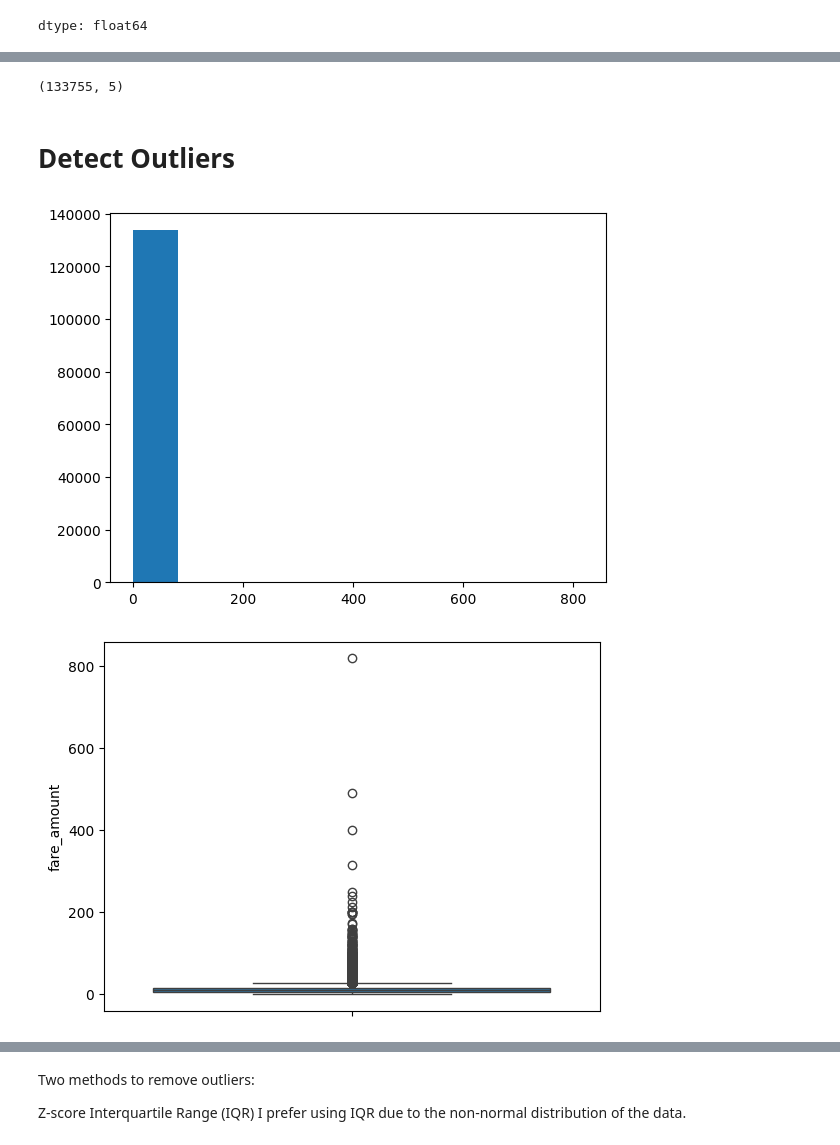
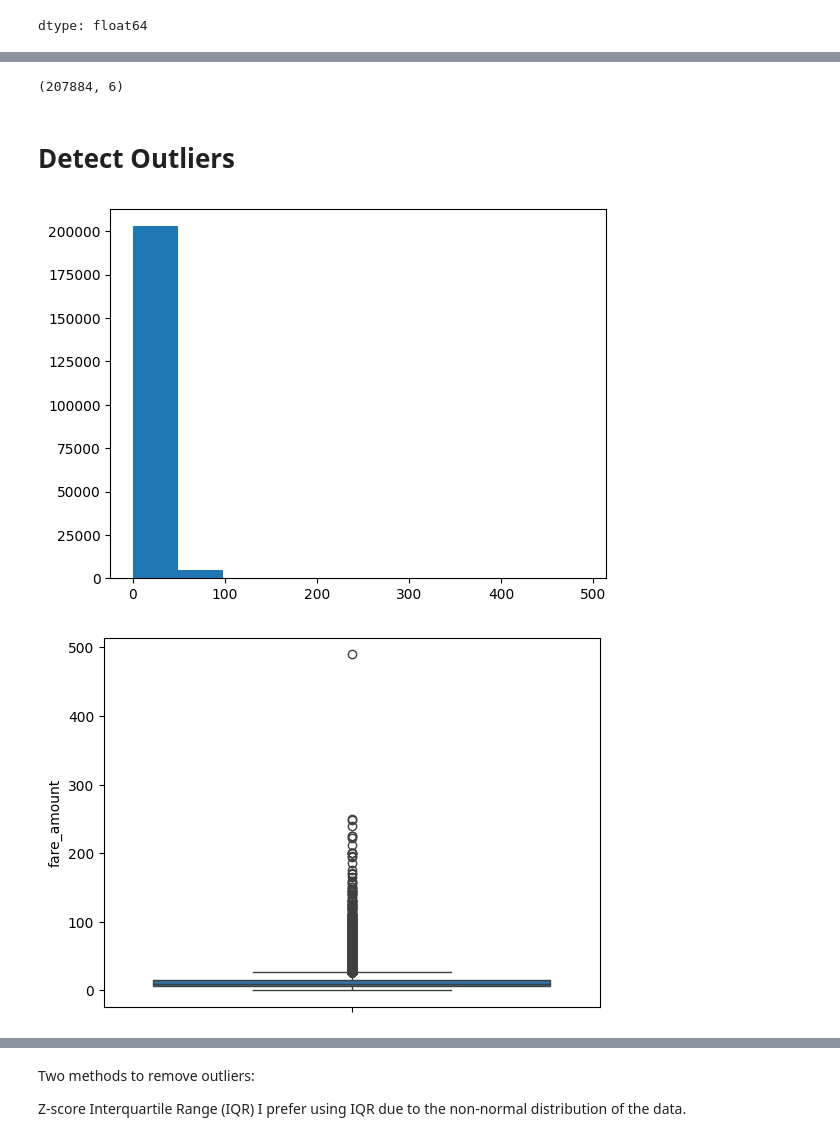
Before and after one commit to ArunK-ML/Project---TripFare-Predicting-Urban-Taxi-Fare-with-Machine-Learning, a Jupyter notebook: Taxi_trip_Finalone_again try.ipynb, the cells around one changed output, grey strips where cells are left out. Drawn from its saved outputs; the diff is of its cells as text; code cells hidden in the pictures.

```diff
--- a/Taxi_trip_Finalone_again try.ipynb
+++ b/Taxi_trip_Finalone_again try.ipynb
@@ -510 +506,3 @@ df=df[df['payment_type']<3]
+# %%
+df_filter=df_filter[df_filter['payment_type']<3]
 # %%
@@ -514,5 +512,5 @@ df.shape
 # %%
-df['payment_type'].replace([1,2,3],['Card','Cash',"other"],inplace=True)
+df_filter['payment_type'].replace([1,2,3],['Card','Cash',"other"],inplace=True)
 # %% [output]
 The behavior will change in pandas 3.0. This inplace method will never work because the intermediate object on which we are setting values always behaves as a copy.
 
@@ -580,18 +596,18 @@ df=df[df['trip_distance_miles']>0]
 # %%
-df.shape
+df_filter.shape
 # %% [output]
-(133755, 5)
+(207884, 6)
 # %% [markdown]
 # **Detect Outliers**
 # %%
-plt.hist(df['fare_amount'])
+plt.hist(df_filter['fare_amount'])
 # plt.boxplot(df['fare_amount'])
 plt.show()
 # %% [output]
-[figure, old version]
+[figure, new version]
 # %%
 import seaborn as sns
-sns.boxplot(df['fare_amount'])
+sns.boxplot(df_filter['fare_amount'])
 plt.show()
 # %% [output]
-[figure, old version]
+[figure, new version]
```
Also changed, not shown: parts of 34 cells of this notebook.
